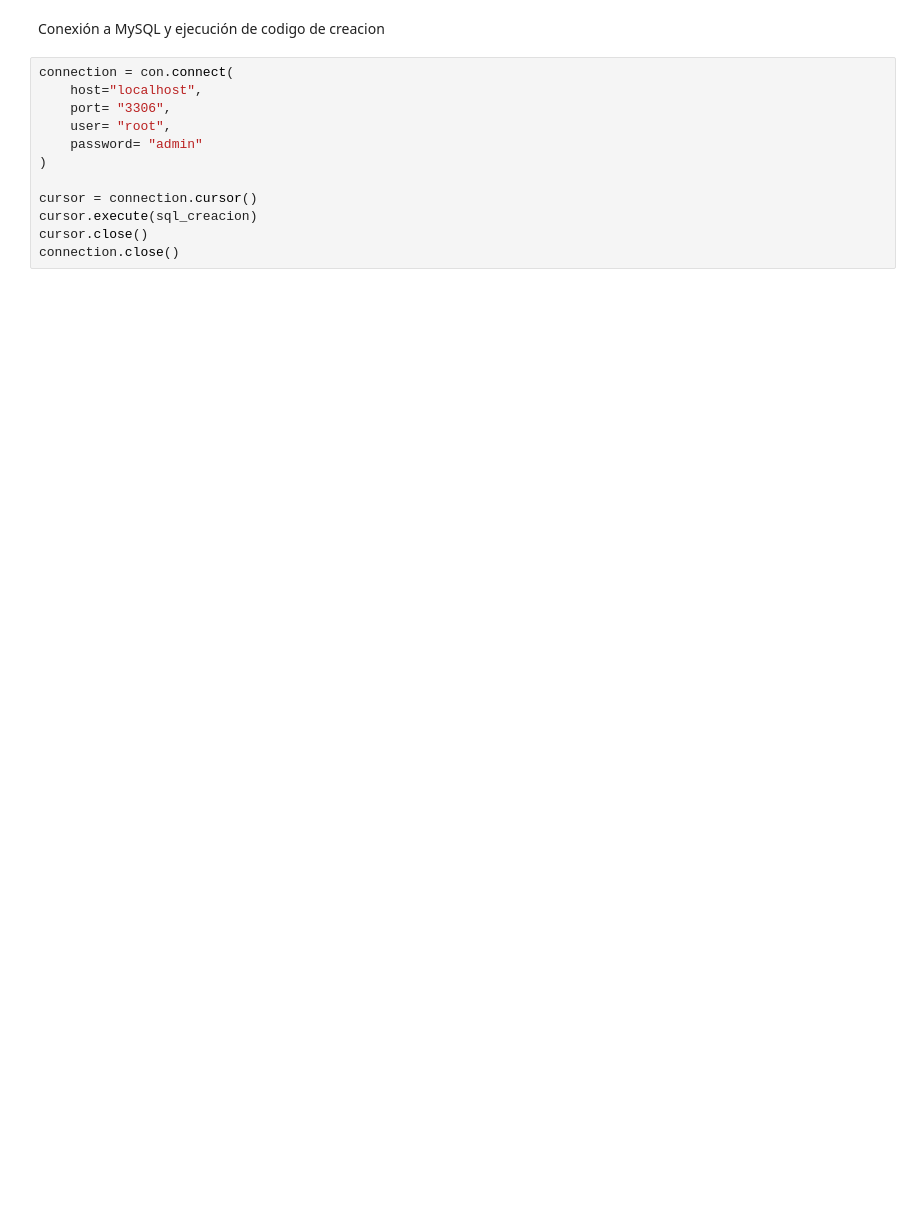
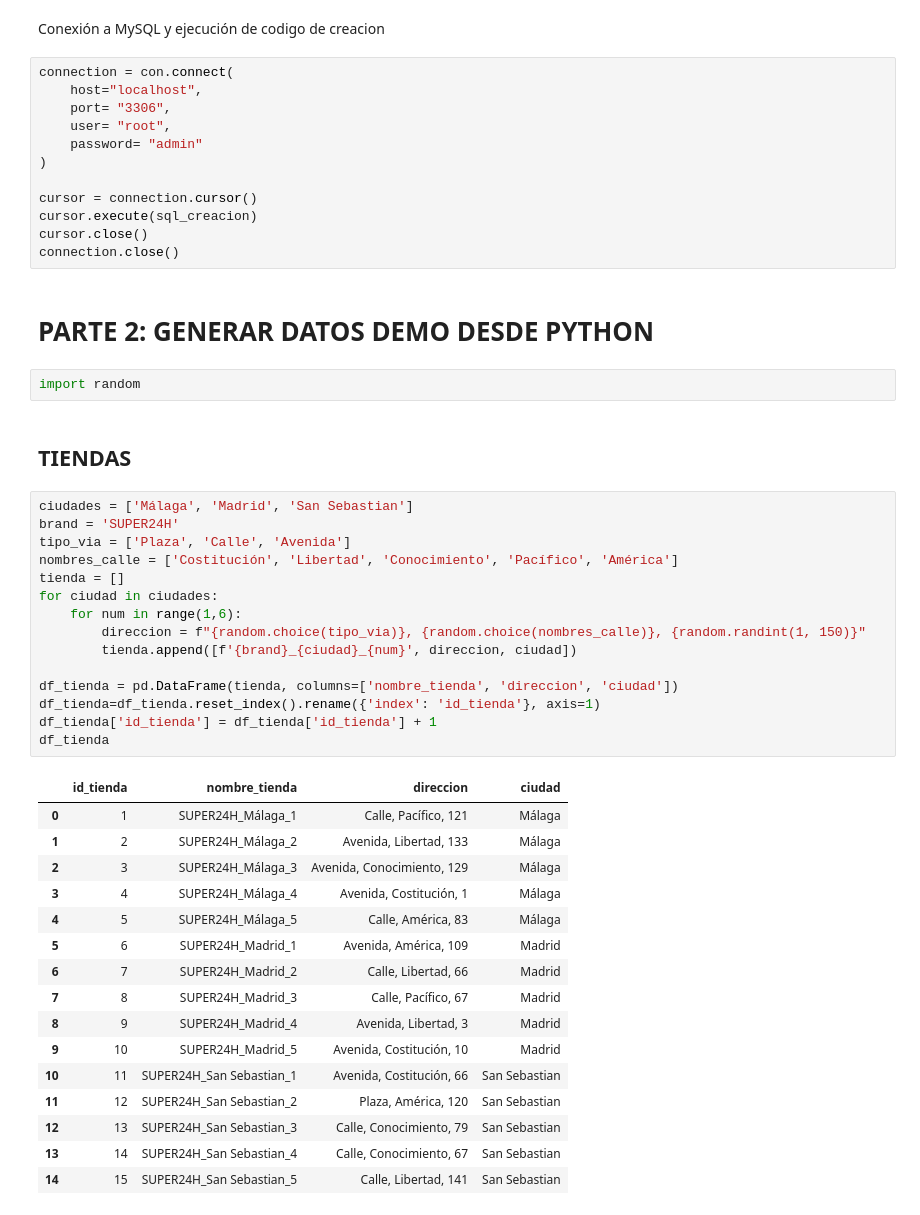
Before and after one commit to promav/PoyectosBootcamp, a Jupyter notebook: Mod4/m4_pablo_romero_avila.ipynb, the cells around one changed output. Saved outputs shown, nothing was run; the diff lists cells and outputs as text; blank space fills up the shorter version.

Commit message:
Datos creados

```diff
--- a/Mod4/m4_pablo_romero_avila.ipynb
+++ b/Mod4/m4_pablo_romero_avila.ipynb
@@ -100,3 +100,41 @@ cursor = connection.cursor()
 cursor.execute(sql_creacion)
 cursor.close()
 connection.close()
+# %% [markdown]
+# PARTE 2: GENERAR DATOS DEMO DESDE PYTHON
+# %%
+import random
+# %% [markdown]
+## TIENDAS
+# %%
+ciudades = ['Málaga', 'Madrid', 'San Sebastian']
+brand = 'SUPER24H'
+tipo_via = ['Plaza', 'Calle', 'Avenida']
+nombres_calle = ['Costitución', 'Libertad', 'Conocimiento', 'Pacífico', 'América']
+tienda = []
+for ciudad in ciudades:
+    for num in range(1,6):
+        direccion = f"{random.choice(tipo_via)}, {random.choice(nombres_calle)}, {random.randint(1, 150)}"
+        tienda.append([f'{brand}_{ciudad}_{num}', direccion, ciudad])
+
+df_tienda = pd.DataFrame(tienda, columns=['nombre_tienda', 'direccion', 'ciudad'])
+df_tienda=df_tienda.reset_index().rename({'index': 'id_tienda'}, axis=1)
+df_tienda['id_tienda'] = df_tienda['id_tienda'] + 1
+df_tienda
+# %% [output]
+|  | id_tienda | nombre_tienda | direccion | ciudad |
+| 0 | 1 | SUPER24H_Málaga_1 | Calle, Pacífico, 121 | Málaga |
+| 1 | 2 | SUPER24H_Málaga_2 | Avenida, Libertad, 133 | Málaga |
+| 2 | 3 | SUPER24H_Málaga_3 | Avenida, Conocimiento, 129 | Málaga |
+| 3 | 4 | SUPER24H_Málaga_4 | Avenida, Costitución, 1 | Málaga |
+| 4 | 5 | SUPER24H_Málaga_5 | Calle, América, 83 | Málaga |
+| 5 | 6 | SUPER24H_Madrid_1 | Avenida, América, 109 | Madrid |
+| 6 | 7 | SUPER24H_Madrid_2 | Calle, Libertad, 66 | Madrid |
+| 7 | 8 | SUPER24H_Madrid_3 | Calle, Pacífico, 67 | Madrid |
+| 8 | 9 | SUPER24H_Madrid_4 | Avenida, Libertad, 3 | Madrid |
+| 9 | 10 | SUPER24H_Madrid_5 | Avenida, Costitución, 10 | Madrid |
+| 10 | 11 | SUPER24H_San Sebastian_1 | Avenida, Costitución, 66 | San Sebastian |
+| 11 | 12 | SUPER24H_San Sebastian_2 | Plaza, América, 120 | San Sebastian |
+| 12 | 13 | SUPER24H_San Sebastian_3 | Calle, Conocimiento, 79 | San Sebastian |
+| 13 | 14 | SUPER24H_San Sebastian_4 | Calle, Conocimiento, 67 | San Sebastian |
+| 14 | 15 | SUPER24H_San Sebastian_5 | Calle, Libertad, 141 | San Sebastian |
```
Also changed, not shown: parts of 15 cells of this notebook.
